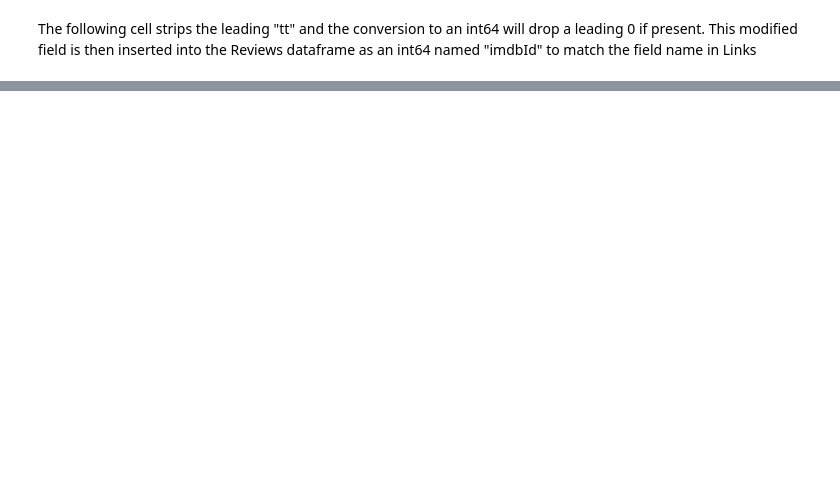
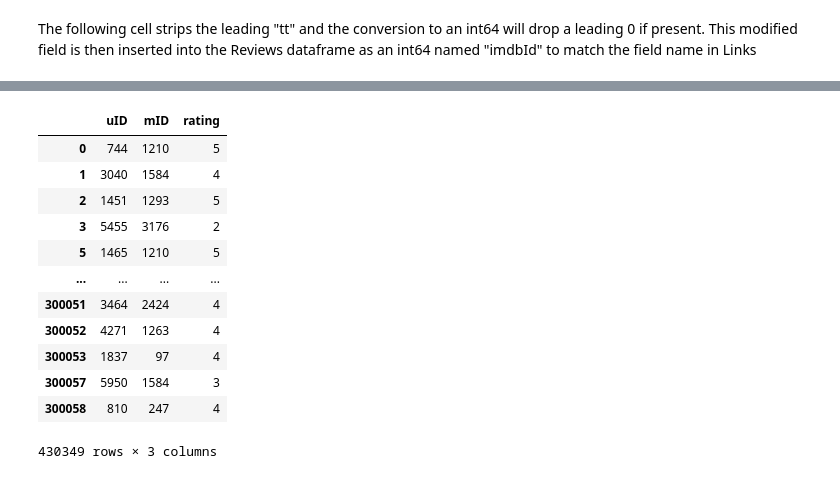
Before and after one commit to clayv/DTSA-5510_Final_Project, a Jupyter notebook: MovieReviewBasedRecommender.ipynb, the cells around one changed output, grey strips where cells are left out. Cells and saved outputs as stored; diff of their text form; code cells hidden in the pictures; blank space fills up the shorter version.

```diff
--- a/MovieReviewBasedRecommender.ipynb
+++ b/MovieReviewBasedRecommender.ipynb
@@ -145,0 +154,19 @@ memory usage: 18.6+ KB
+# %%
+dfTrain = dfTrain[dfTrain['mID'].isin(dfMovies['mID'])]
+dfTest = dfTest[dfTest['mID'].isin(dfMovies['mID'])]
+dfAllRatings = pd.concat([dfTrain, dfTest])
+display(dfAllRatings)
+# %% [output]
+|  | uID | mID | rating |
+| 0 | 744 | 1210 | 5 |
+| 1 | 3040 | 1584 | 4 |
+| 2 | 1451 | 1293 | 5 |
+| 3 | 5455 | 3176 | 2 |
+| 5 | 1465 | 1210 | 5 |
+| ... | ... | ... | ... |
+| 300051 | 3464 | 2424 | 4 |
+| 300052 | 4271 | 1263 | 4 |
+| 300053 | 1837 | 97 | 4 |
+| 300057 | 5950 | 1584 | 3 |
+| 300058 | 810 | 247 | 4 |
+430349 rows × 3 columns
```
Also changed, not shown: parts of 44 cells of this notebook.
